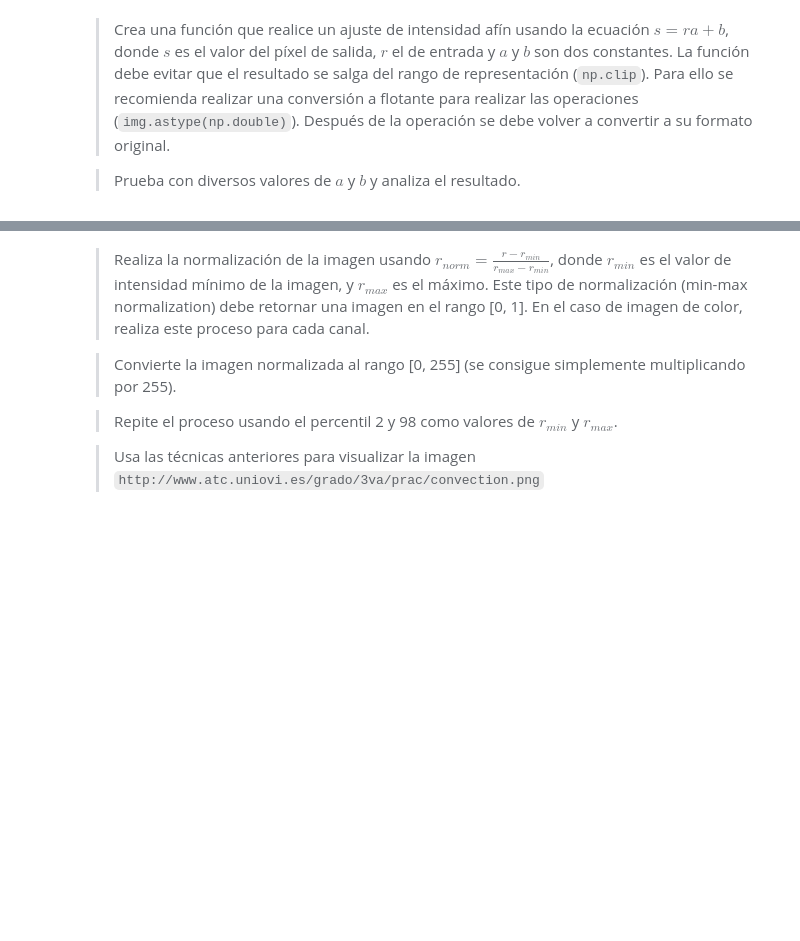
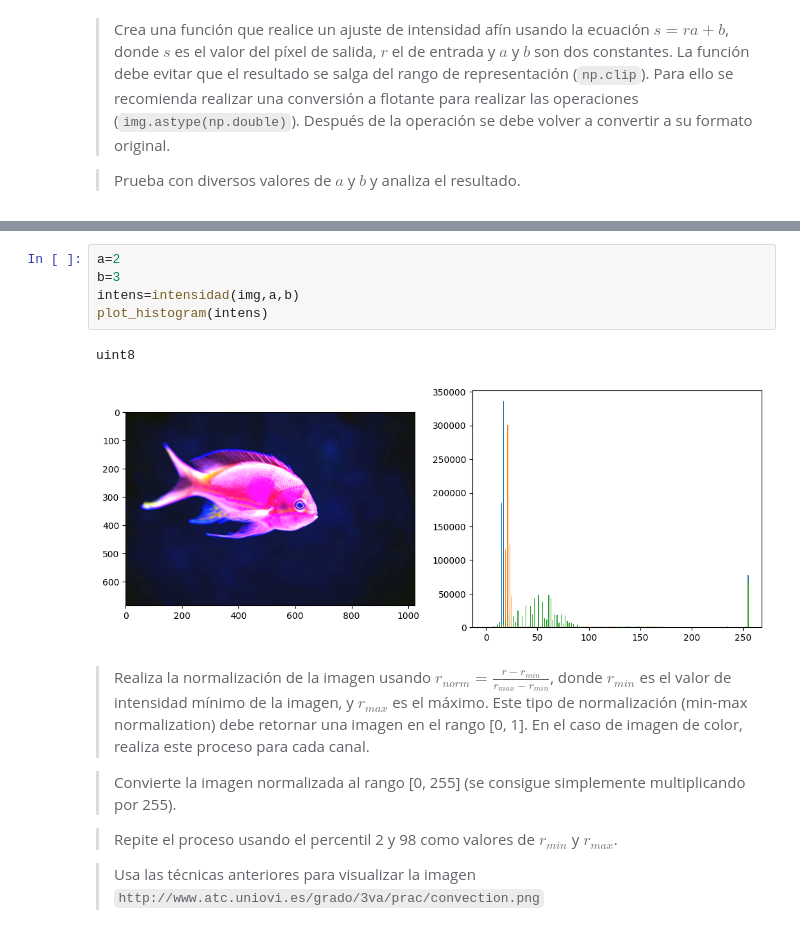
Before and after one commit to revekkadiana/Visi-n_Artificial, a Jupyter notebook: Prac03-Brillo.ipynb, the cells around one changed output, grey strips where cells are left out. Drawn from its saved outputs; the diff is of its cells as text; blank space fills up the shorter version.

```diff
--- a/Prac03-Brillo.ipynb
+++ b/Prac03-Brillo.ipynb
@@ -106,3 +108,11 @@ plot_histogram(img)
+# %%
+a=2
+b=3
+intens=intensidad(img,a,b)
+plot_histogram(intens)
+# %% [output]
+uint8
+[figure, added]
 # %% [markdown]
 > Realiza la normalización de la imagen usando $r_{norm} =  \frac{r - r_{min}} {r_{max} - r_{min}}$, donde $r_{min}$ es el valor de intensidad mínimo de la imagen, y  $r_{max}$ es el máximo. Este tipo de normalización (min-max normalization) debe retornar una imagen en el rango [0, 1]. En el caso de imagen de color, realiza este proceso para cada canal.
 
```
Also changed, not shown: parts of 4 cells of this notebook, 2 other files.
